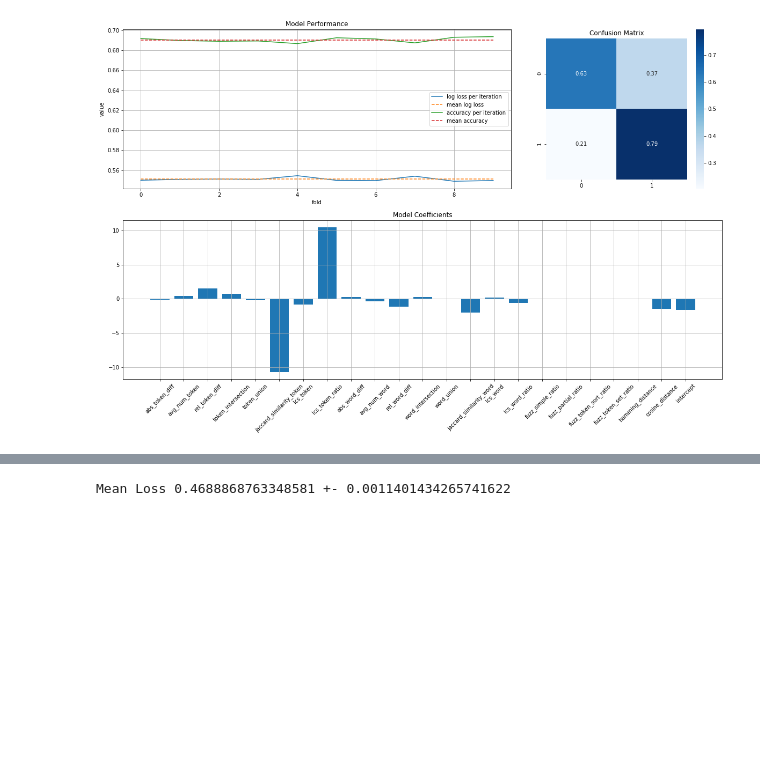
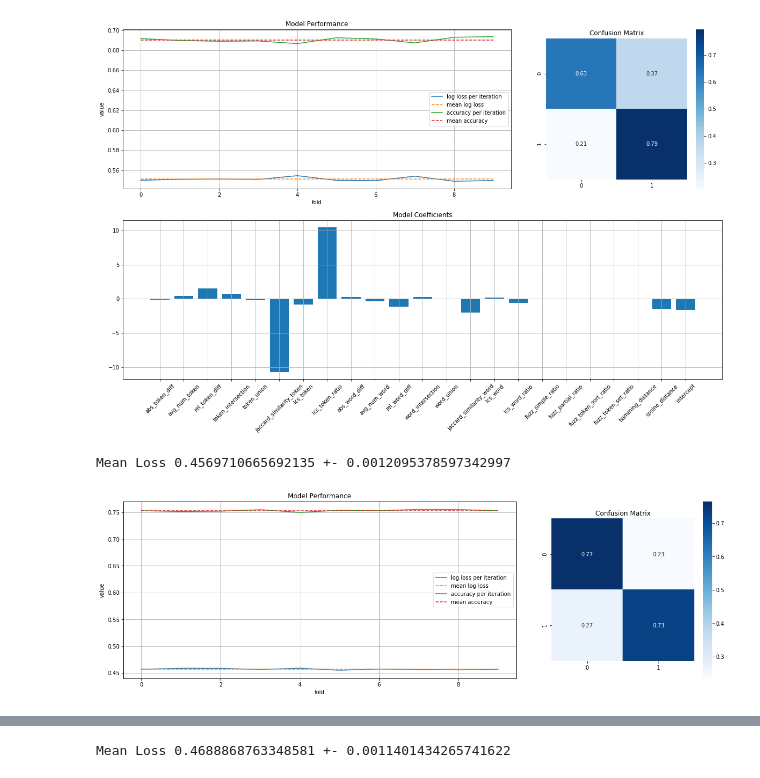
Before and after one commit to Ritvik19/Quora-Question-Pairs, a Jupyter notebook: 08 Other Algorithms.ipynb, the cells around one changed output, grey strips where cells are left out. Drawn from its saved outputs; the diff is of its cells as text; code cells hidden in the pictures; blank space fills up the shorter version.

```diff
--- a/08 Other Algorithms.ipynb
+++ b/08 Other Algorithms.ipynb
@@ -61,6 +62,13 @@ print('Mean Loss', np.mean(lr_performance['log loss']), '+-', np.std(lr_performa
 # %% [output]
 Mean Loss 0.5510052409786768 +- 0.0017777686343765167
 [figure]
+# %%
+model = XGBClassifier(max_depth=5)
+xgb_performance, xgb_cm, xgb_model = train_model(model, data, feats, 'is_duplicate')
+print('Mean Loss', np.mean(xgb_performance['log loss']), '+-', np.std(xgb_performance['log loss']))
+# %% [output]
+Mean Loss 0.4569710665692135 +- 0.0012095378597342997
+[figure, added]
 # %%
 model = RandomForestClassifier(class_weight='balanced')
 rf_performance, rf_cm, rf_model = train_model_rf(model, data, feats, 'is_duplicate')
```
Also changed, not shown: parts of 8 cells of this notebook, 2 other files.
